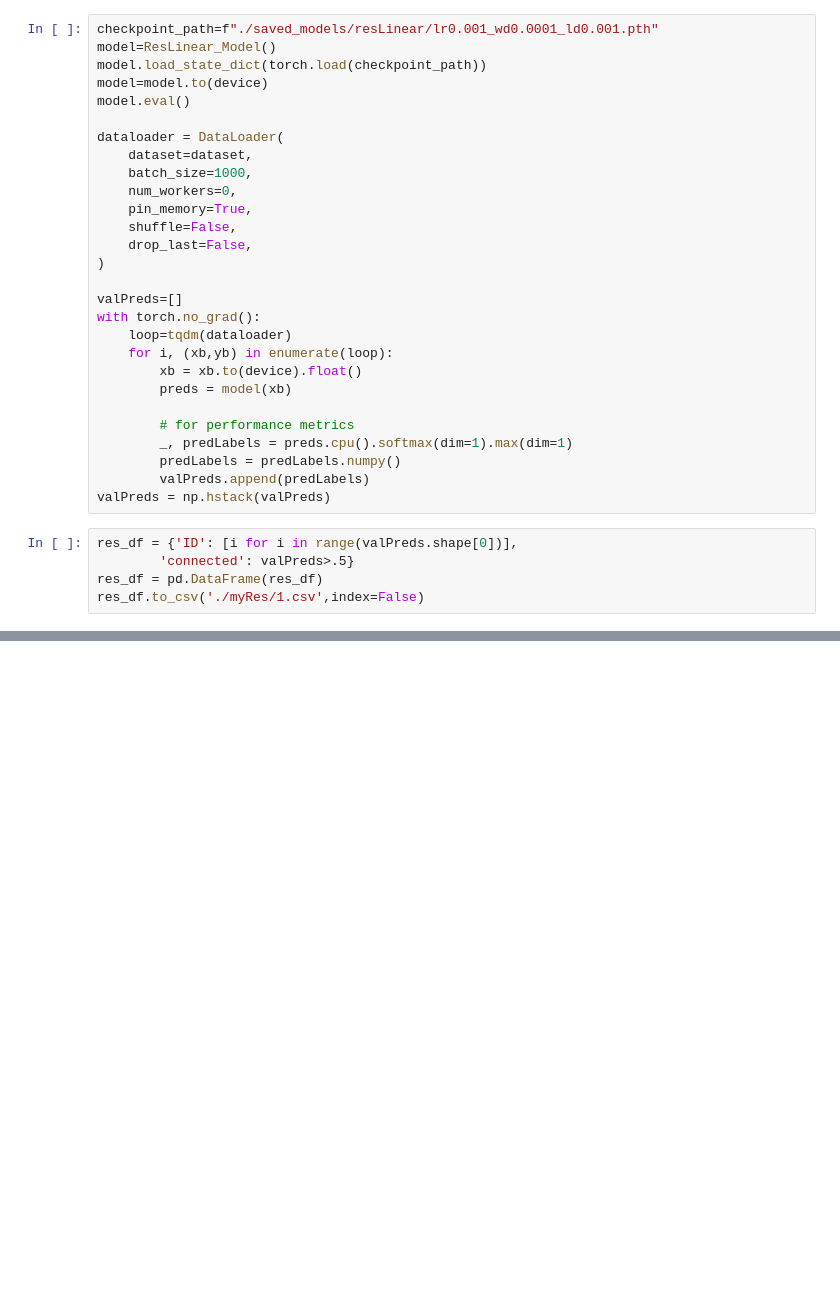
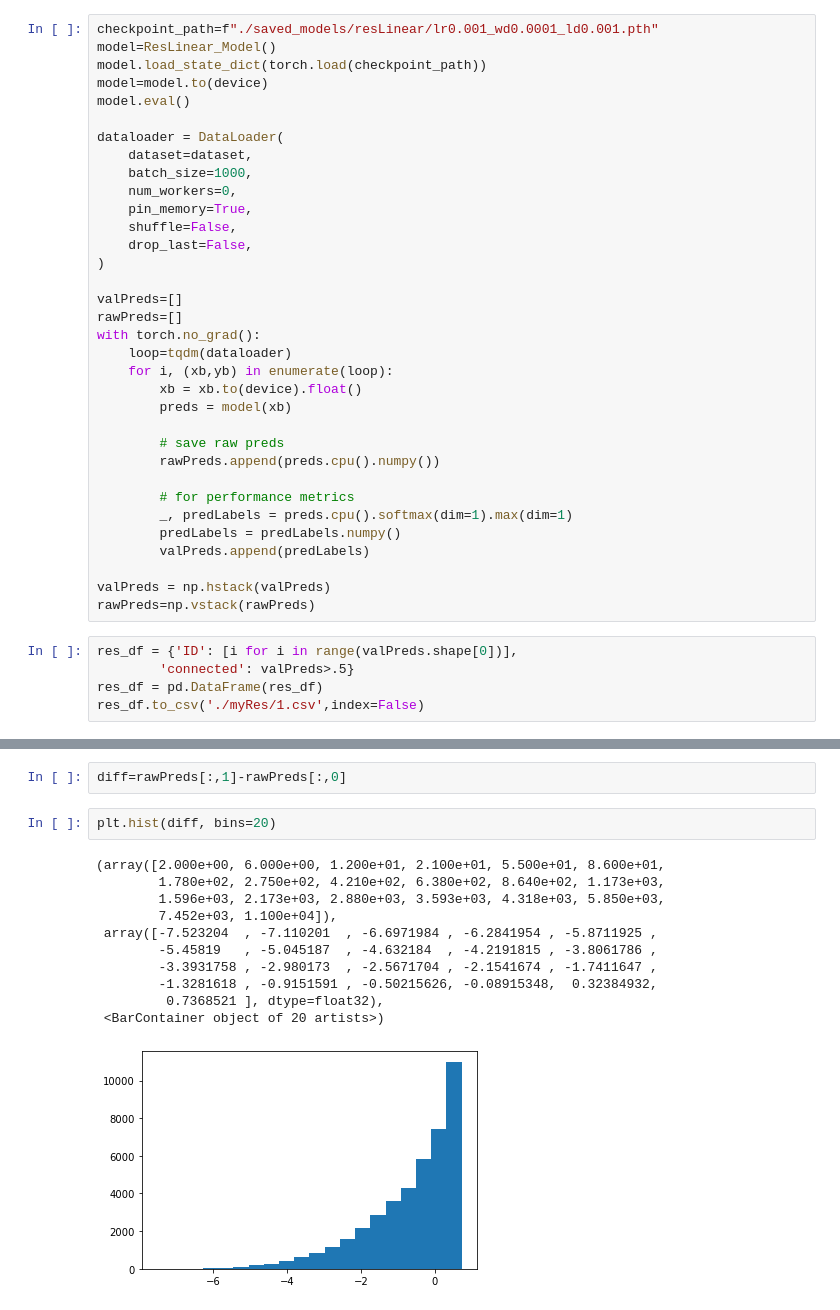
Before and after one commit to tripleatom/Neuron-Prediction, a Jupyter notebook: Sean_prediciton.ipynb, the cells around one changed output, grey strips where cells are left out. Cells and saved outputs as stored; diff of their text form; blank space fills up the shorter version.

```diff
--- a/Sean_prediciton.ipynb
+++ b/Sean_prediciton.ipynb
@@ -473,17 +484,23 @@ dataloader = DataLoader(
 )
 
 valPreds=[]
+rawPreds=[]
 with torch.no_grad():
     loop=tqdm(dataloader)
     for i, (xb,yb) in enumerate(loop):
         xb = xb.to(device).float()
         preds = model(xb)
 
+        # save raw preds
+        rawPreds.append(preds.cpu().numpy())
+
         # for performance metrics
         _, predLabels = preds.cpu().softmax(dim=1).max(dim=1)
         predLabels = predLabels.numpy()
         valPreds.append(predLabels)
+
 valPreds = np.hstack(valPreds)
+rawPreds=np.vstack(rawPreds)
 # %%
 res_df = {'ID': [i for i in range(valPreds.shape[0])],
         'connected': valPreds>.5}
@@ -491,0 +520,16 @@ res_df.to_csv('./myRes/1.csv',index=False)
+# %%
+diff=rawPreds[:,1]-rawPreds[:,0]
+# %%
+plt.hist(diff, bins=20)
+# %% [output]
+(array([2.000e+00, 6.000e+00, 1.200e+01, 2.100e+01, 5.500e+01, 8.600e+01,
+        1.780e+02, 2.750e+02, 4.210e+02, 6.380e+02, 8.640e+02, 1.173e+03,
+        1.596e+03, 2.173e+03, 2.880e+03, 3.593e+03, 4.318e+03, 5.850e+03,
+        7.452e+03, 1.100e+04]),
+ array([-7.523204  , -7.110201  , -6.6971984 , -6.2841954 , -5.8711925 ,
+        -5.45819   , -5.045187  , -4.632184  , -4.2191815 , -3.8061786 ,
+        -3.3931758 , -2.980173  , -2.5671704 , -2.1541674 , -1.7411647 ,
+        -1.3281618 , -0.9151591 , -0.50215626, -0.08915348,  0.32384932,
+         0.7368521 ], dtype=float32),
+ <BarContainer object of 20 artists>)
+[figure, added]
```
Also changed, not shown: parts of 8 cells of this notebook, 10 other files.
